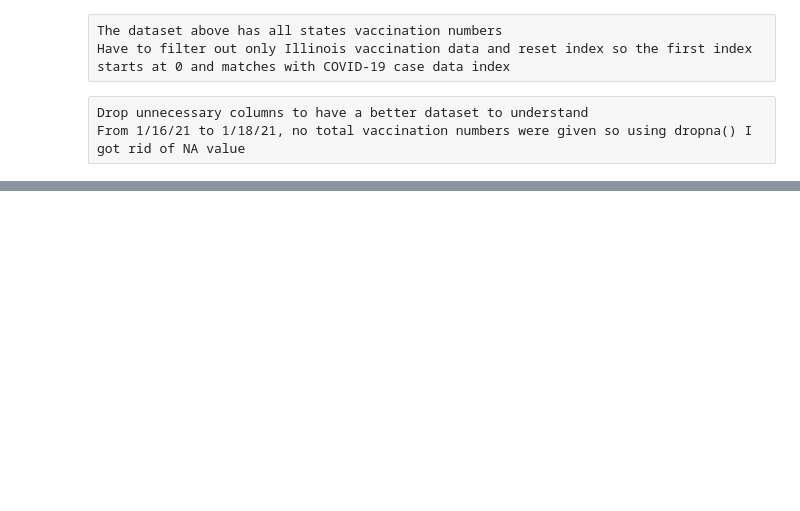
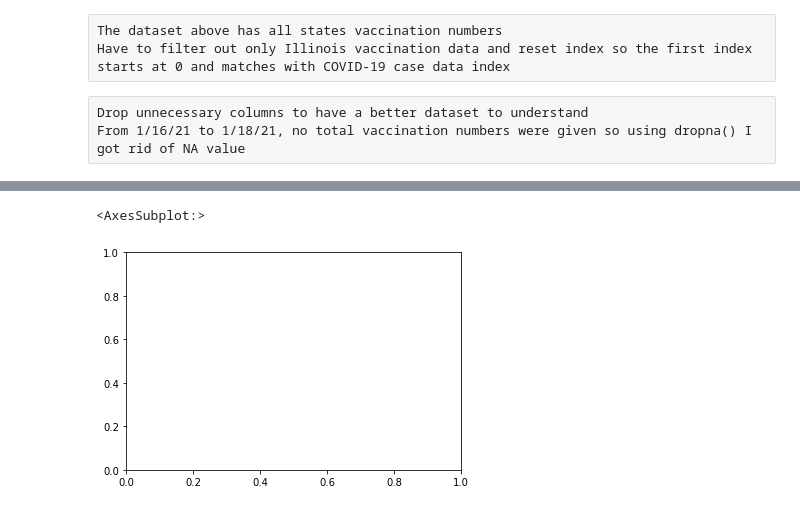
Before and after one commit to grace-im/graceim_personal, a Jupyter notebook: covid data/covid_data.ipynb, the cells around one changed output, grey strips where cells are left out. Drawn from its saved outputs; the diff is of its cells as text; code cells hidden in the pictures; blank space fills up the shorter version.

```diff
--- a/covid data/covid_data.ipynb
+++ b/covid data/covid_data.ipynb
@@ -123,0 +129,6 @@ final
+# %%
+ax = plt.gca()
+ax
+# %% [output]
+<AxesSubplot:>
+[figure, added]
```
Also changed, not shown: parts of 7 cells of this notebook.
